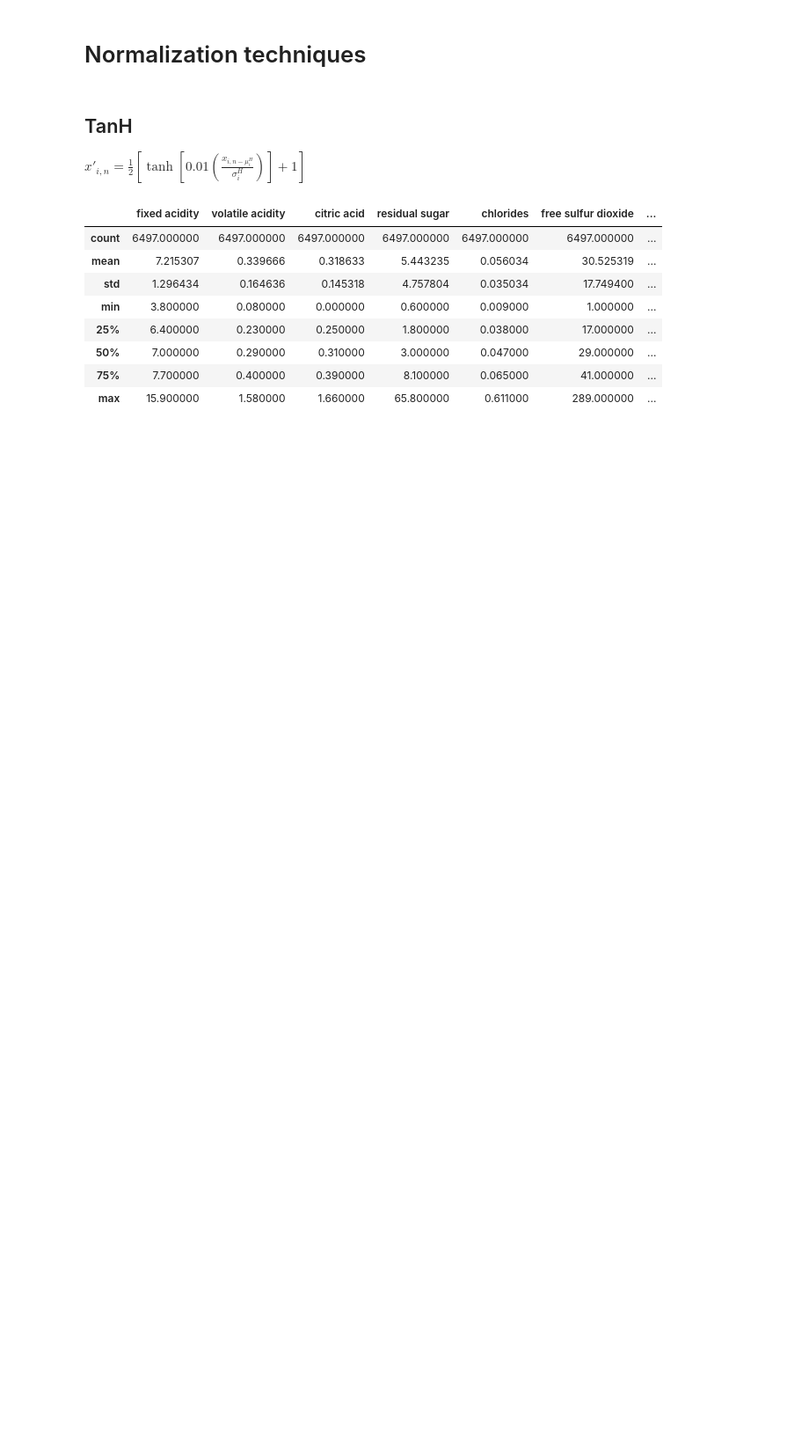
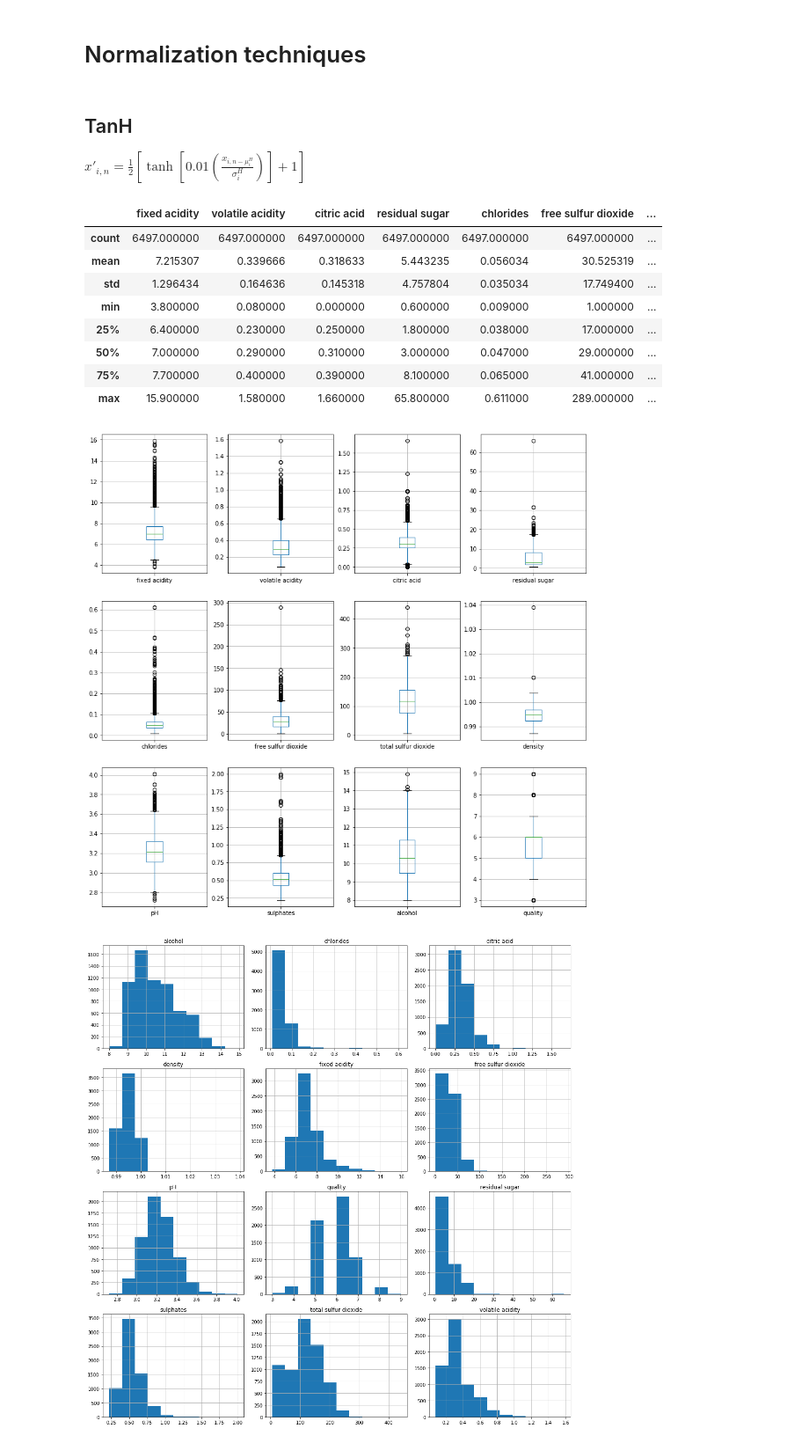
Before and after one commit to jhammarstedt/Normalization-fixaction, a Jupyter notebook: normalizatoin.ipynb, the cells around one changed output. Shown at 88% size. Drawn from its saved outputs; the diff is of its cells as text; code cells hidden in the pictures; blank space fills up the shorter version.

```diff
--- a/normalizatoin.ipynb
+++ b/normalizatoin.ipynb
@@ -131,5 +154,10 @@ obj.df.describe()
 | 50% | 7.000000 | 0.290000 | 0.310000 | 3.000000 | 0.047000 | 29.000000 | ... |
 | 75% | 7.700000 | 0.400000 | 0.390000 | 8.100000 | 0.065000 | 41.000000 | ... |
 | max | 15.900000 | 1.580000 | 1.660000 | 65.800000 | 0.611000 | 289.000000 | ... |
+# %%
+obj.visuals()
+# %% [output]
+[figure, added]
+[figure, added]
 # %%
 obj.normalize(method="zscore",reset=True)
```
Also changed, not shown: parts of 4 cells of this notebook.
